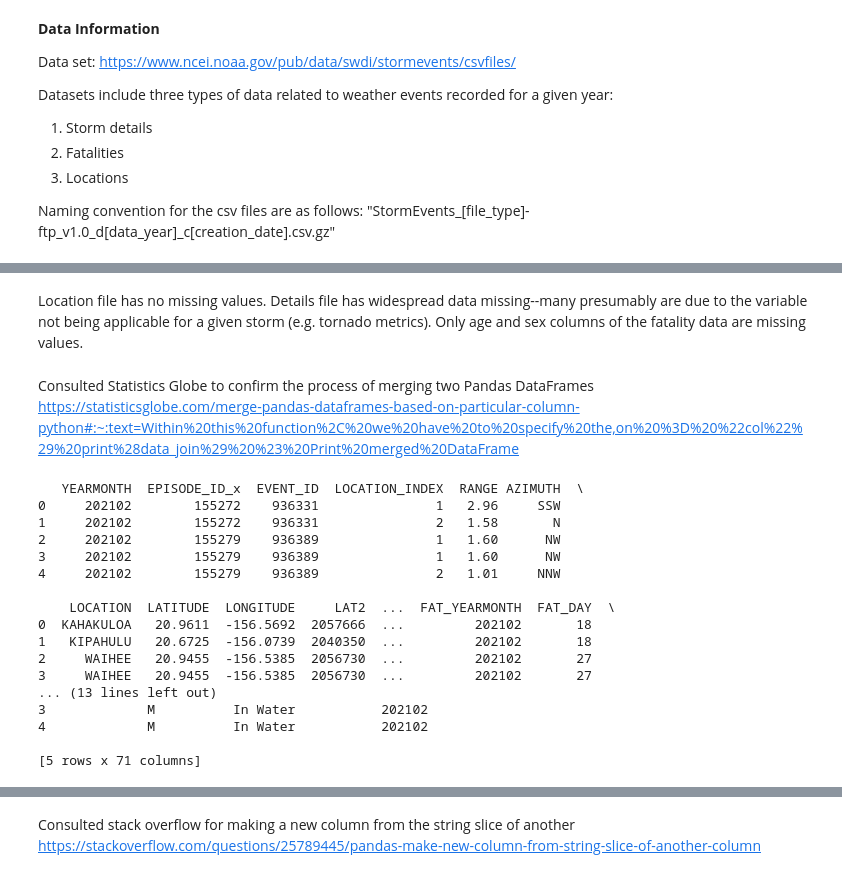
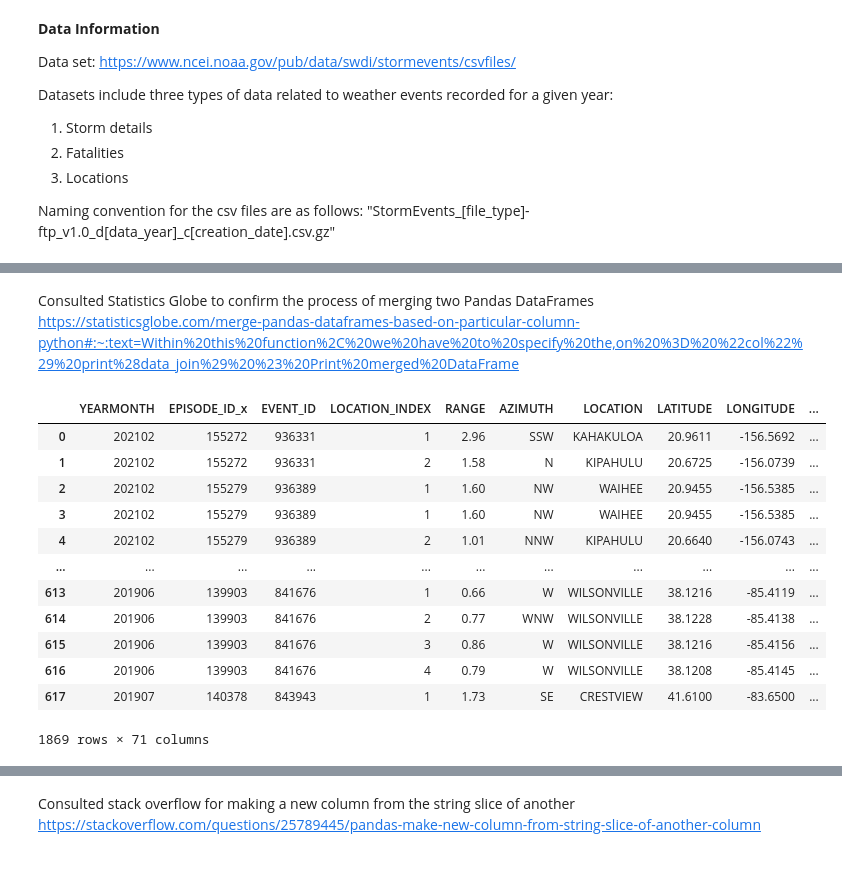
Before and after one commit to dgill218/WeatherDisasters, a Jupyter notebook: weather_disasters.ipynb, the cells around one changed output, grey strips where cells are left out. Saved outputs shown, nothing was run; the diff lists cells and outputs as text; code cells hidden in the pictures.

Commit message:
Updated to include 2019-2021 data import, function clean up

```diff
--- a/weather_disasters.ipynb
+++ b/weather_disasters.ipynb
@@ -23,8 +70,21 @@ from sklearn.linear_model import LinearRegression
 # %%
+# Set data paths and columns of interest
+
 LOCATIONS_2021 = "https://www.ncei.noaa.gov/pub/data/swdi/stormevents/csvfiles/StormEvents_locations-ftp_v1.0_d2021_c20221018.csv.gz"
 DETAILS_2021 = "https://www.ncei.noaa.gov/pub/data/swdi/stormevents/csvfiles/StormEvents_details-ftp_v1.0_d2021_c20221018.csv.gz"
 FATALITIES_2021 = "https://www.ncei.noaa.gov/pub/data/swdi/stormevents/csvfiles/StormEvents_fatalities-ftp_v1.0_d2021_c20221018.csv.gz"
+
+LOCATIONS_2020 = "https://www.ncei.noaa.gov/pub/data/swdi/stormevents/csvfiles/StormEvents_locations-ftp_v1.0_d2020_c20220816.csv.gz"
+DETAILS_2020 = "https://www.ncei.noaa.gov/pub/data/swdi/stormevents/csvfiles/StormEvents_details-ftp_v1.0_d2020_c20220816.csv.gz"
+FATALITIES_2020 = "https://www.ncei.noaa.gov/pub/data/swdi/stormevents/csvfiles/StormEvents_fatalities-ftp_v1.0_d2020_c20220816.csv.gz"
+
+LOCATIONS_2019 = "https://www.ncei.noaa.gov/pub/data/swdi/stormevents/csvfiles/StormEvents_locations-ftp_v1.0_d2019_c20220425.csv.gz"
+DETAILS_2019 = "https://www.ncei.noaa.gov/pub/data/swdi/stormevents/csvfiles/StormEvents_details-ftp_v1.0_d2019_c20220425.csv.gz"
+FATALITIES_2019 = "https://www.ncei.noaa.gov/pub/data/swdi/stormevents/csvfiles/StormEvents_fatalities-ftp_v1.0_d2019_c20220425.csv.gz"
+
 COLS_OF_INTEREST = [
     "BEGIN_YEARMONTH", "END_YEARMONTH", "EVENT_TYPE", "CZ_TYPE", "EPISODE_NARRATIVE",
-    "EVENT_NARRATIVE", "INJURIES_DIRECT", "DEATHS_DIRECT", "DAMAGE_PROPERTY", "DAMAGE_CROPS"
+    "EVENT_NARRATIVE", "INJURIES_DIRECT", "DEATHS_DIRECT", "DAMAGE_PROPERTY", "DAMAGE_CROPS",
+    'TOR_F_SCALE','TOR_LENGTH', 'TOR_WIDTH', 'TOR_OTHER_WFO', 'TOR_OTHER_CZ_STATE',
+    'TOR_OTHER_CZ_FIPS', 'TOR_OTHER_CZ_NAME'
 ]
@@ -64,34 +91,27 @@ dtype: int64
-# %% [markdown]
-Location file has no missing values. Details file has widespread data missing--many presumably are due to the variable not being applicable for a given storm (e.g. tornado metrics). Only age and sex columns of the fatality data are missing values.
 # %% [markdown]
 Consulted Statistics Globe to confirm the process of merging two Pandas DataFrames
 https://statisticsglobe.com/merge-pandas-dataframes-based-on-particular-column-python#:~:text=Within%20this%20function%2C%20we%20have%20to%20specify%20the,on%20%3D%20%22col%22%29%20print%28data_join%29%20%23%20Print%20merged%20DataFrame
-# %%
-# Merge the three dataframes on Event ID
-def merge_dfs(df1, df2, col):
-    """Merge two dataframes on a common column"""
-    joined_df = pd.merge(df1, df2, on=col)
-    return joined_df
-
-loc_detail_df = merge_dfs(loc_df, detail_df, "EVENT_ID")
-
-joined_df = merge_dfs(loc_detail_df, fatal_df, "EVENT_ID")
-print(joined_df.head(5))
-# %% [output]
-   YEARMONTH  EPISODE_ID_x  EVENT_ID  LOCATION_INDEX  RANGE AZIMUTH  \
-0     202102        155272    936331               1   2.96     SSW
-1     202102        155272    936331               2   1.58       N
-2     202102        155279    936389               1   1.60      NW
-3     202102        155279    936389               1   1.60      NW
-4     202102        155279    936389               2   1.01     NNW
-
-    LOCATION  LATITUDE  LONGITUDE     LAT2  ...  FAT_YEARMONTH  FAT_DAY  \
-0  KAHAKULOA   20.9611  -156.5692  2057666  ...         202102       18
-1   KIPAHULU   20.6725  -156.0739  2040350  ...         202102       18
-2     WAIHEE   20.9455  -156.5385  2056730  ...         202102       27
-3     WAIHEE   20.9455  -156.5385  2056730  ...         202102       27
-... (13 lines left out)
-3             M          In Water           202102
-4             M          In Water           202102
-
-[5 rows x 71 columns]
+# %%
+# Merge data type files for each year and concatenate into on df
+
+df_2021 = year_data_import(LOCATIONS_2021, DETAILS_2021, FATALITIES_2021)
+df_2020 = year_data_import(LOCATIONS_2020, DETAILS_2020, FATALITIES_2020)
+df_2019 = year_data_import(LOCATIONS_2019, DETAILS_2019, FATALITIES_2019)
+
+joined_df = pd.concat([df_2021, df_2020, df_2019])  # merge into one df
+
+display(joined_df)
+# %% [output]
+|  | YEARMONTH | EPISODE_ID_x | EVENT_ID | LOCATION_INDEX | RANGE | AZIMUTH | LOCATION | LATITUDE | LONGITUDE | ... |
+| 0 | 202102 | 155272 | 936331 | 1 | 2.96 | SSW | KAHAKULOA | 20.9611 | -156.5692 | ... |
+| 1 | 202102 | 155272 | 936331 | 2 | 1.58 | N | KIPAHULU | 20.6725 | -156.0739 | ... |
+| 2 | 202102 | 155279 | 936389 | 1 | 1.60 | NW | WAIHEE | 20.9455 | -156.5385 | ... |
+| 3 | 202102 | 155279 | 936389 | 1 | 1.60 | NW | WAIHEE | 20.9455 | -156.5385 | ... |
+| 4 | 202102 | 155279 | 936389 | 2 | 1.01 | NNW | KIPAHULU | 20.6640 | -156.0743 | ... |
+| ... | ... | ... | ... | ... | ... | ... | ... | ... | ... | ... |
+| 613 | 201906 | 139903 | 841676 | 1 | 0.66 | W | WILSONVILLE | 38.1216 | -85.4119 | ... |
+| 614 | 201906 | 139903 | 841676 | 2 | 0.77 | WNW | WILSONVILLE | 38.1228 | -85.4138 | ... |
+| 615 | 201906 | 139903 | 841676 | 3 | 0.86 | W | WILSONVILLE | 38.1216 | -85.4156 | ... |
+| 616 | 201906 | 139903 | 841676 | 4 | 0.79 | W | WILSONVILLE | 38.1208 | -85.4145 | ... |
+| 617 | 201907 | 140378 | 843943 | 1 | 1.73 | SE | CRESTVIEW | 41.6100 | -83.6500 | ... |
+1869 rows × 71 columns
```
Also changed, not shown: parts of 11 cells of this notebook.
